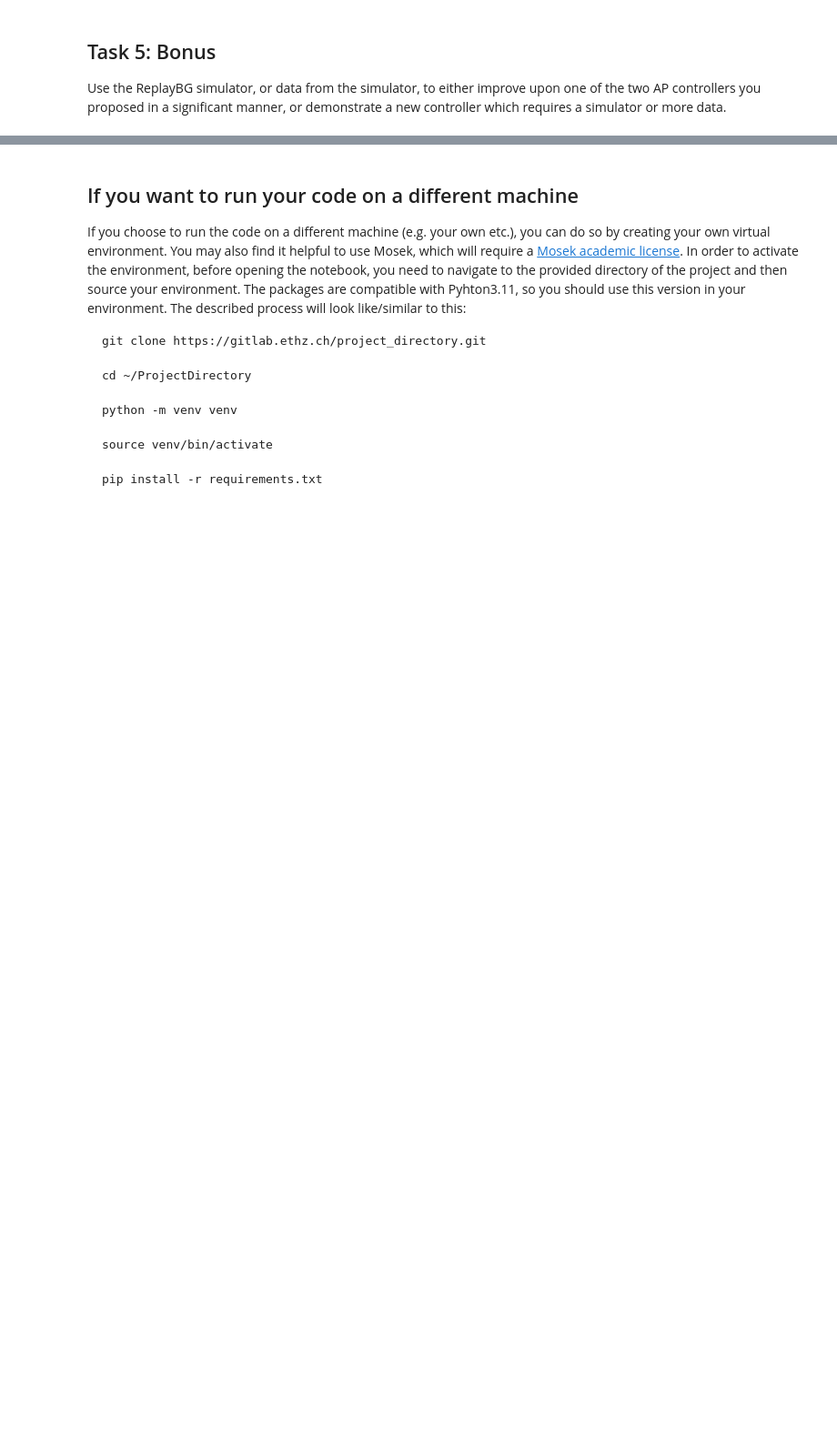
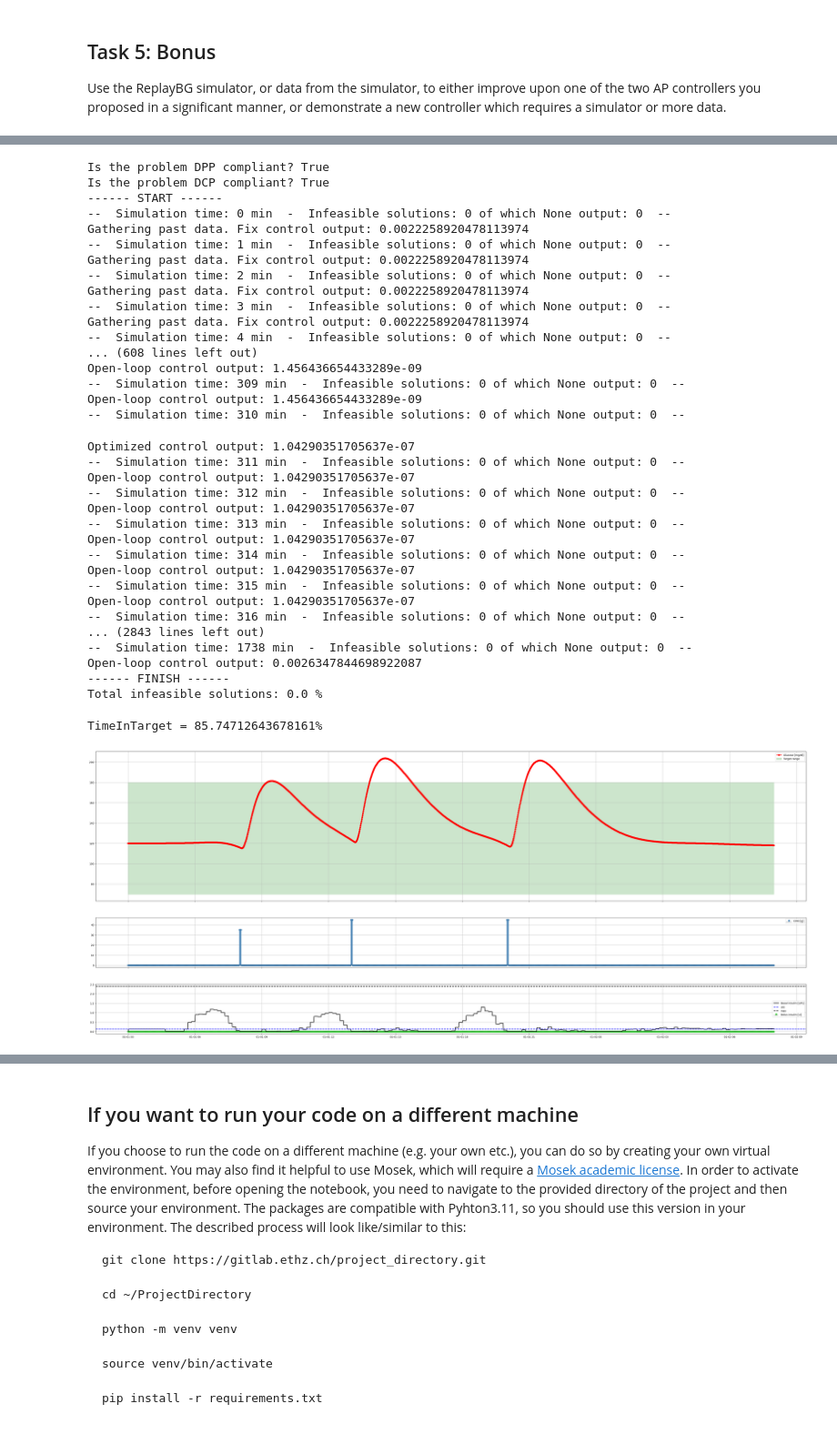
Before and after one commit to Jackmastro/MPC_DeePC_COCO, a Jupyter notebook: COCO2024project_GiacomoMastroddi.ipynb, the cells around one changed output, grey strips where cells are left out. Shown at 91% size. Saved outputs shown, nothing was run; the diff lists cells and outputs as text; code cells hidden in the pictures; blank space fills up the shorter version.

Commit message:
bonus with terminal constraint 84% good

```diff
--- a/COCO2024project_GiacomoMastroddi.ipynb
+++ b/COCO2024project_GiacomoMastroddi.ipynb
@@ -1700,0 +2061,73 @@ Use the ReplayBG simulator, or data from the simulator, to either improve upon o
+# %%
+##################################### Run Simulation -  Bonus ###################################
+# Initialize the dict to save inputs
+basal_handler_params = dict()
+basal_handler_params['open-loop input'] = None
+
+# Get the data
+# data_given = pd.read_csv('data/zero_test.csv')
+# data_given = pd.read_csv('data/basic_test.csv')
+# data_given = pd.read_csv('data/easy_test.csv')
+# data_given = pd.read_csv('data/data_cho.csv')
+data_given = pd.read_csv('data/default_data.csv')
+
+print_output = True
+
+# Instatiating DeePC
+controller_DeePC = DeePController_bonus(T_past, T_fut, num_hankel_cols_d, q1, r1, lambda_g, lambda_sigma, s_ub, s_lb, control_horizon, discret_time, H, print_output=print_output)
+
+# Running the simulation
+print("------ START ------")
+glucose, i, insulin_bolus, m, time = simulate(basal_handler=controller_DeePC.compute_DeePC,
+                                              basal_handler_params=basal_handler_params,
+                                              data_given=data_given,
+                                              meal_input_modulation_factor=1)
+print("------ FINISH ------")
+print("Total infeasible solutions:", np.round((controller_DeePC.num_infeas) / len(controller_DeePC.tot_cost[1:]) * 100, 2), "%")
+data = glucose_time_vectors_to_dataframe(glucose=glucose, t=time)
+
+agata = Agata()
+results = agata.analyze_glucose_profile(data)
+# print(results)
+
+TimeInTarget = time_in_target(data)
+print('TimeInTarget = ' + str(TimeInTarget) + '%')
+
+plot_results(glucose=glucose,insulin_bolus=insulin_bolus, i=i, m=m, time=time)
+# %% [output]
+Is the problem DPP compliant? True
+Is the problem DCP compliant? True
+------ START ------
+--  Simulation time: 0 min  -  Infeasible solutions: 0 of which None output: 0  --
+Gathering past data. Fix control output: 0.0022258920478113974
+--  Simulation time: 1 min  -  Infeasible solutions: 0 of which None output: 0  --
+Gathering past data. Fix control output: 0.0022258920478113974
+--  Simulation time: 2 min  -  Infeasible solutions: 0 of which None output: 0  --
+Gathering past data. Fix control output: 0.0022258920478113974
+--  Simulation time: 3 min  -  Infeasible solutions: 0 of which None output: 0  --
+Gathering past data. Fix control output: 0.0022258920478113974
+--  Simulation time: 4 min  -  Infeasible solutions: 0 of which None output: 0  --
+... (608 lines left out)
+Open-loop control output: 1.456436654433289e-09
+--  Simulation time: 309 min  -  Infeasible solutions: 0 of which None output: 0  --
+Open-loop control output: 1.456436654433289e-09
+--  Simulation time: 310 min  -  Infeasible solutions: 0 of which None output: 0  --
+Optimized control output: 1.04290351705637e-07
+--  Simulation time: 311 min  -  Infeasible solutions: 0 of which None output: 0  --
+Open-loop control output: 1.04290351705637e-07
+--  Simulation time: 312 min  -  Infeasible solutions: 0 of which None output: 0  --
+Open-loop control output: 1.04290351705637e-07
+--  Simulation time: 313 min  -  Infeasible solutions: 0 of which None output: 0  --
+Open-loop control output: 1.04290351705637e-07
+--  Simulation time: 314 min  -  Infeasible solutions: 0 of which None output: 0  --
+Open-loop control output: 1.04290351705637e-07
+--  Simulation time: 315 min  -  Infeasible solutions: 0 of which None output: 0  --
+Open-loop control output: 1.04290351705637e-07
+--  Simulation time: 316 min  -  Infeasible solutions: 0 of which None output: 0  --
+... (2843 lines left out)
+--  Simulation time: 1738 min  -  Infeasible solutions: 0 of which None output: 0  --
+Open-loop control output: 0.0026347844698922087
+------ FINISH ------
+Total infeasible solutions: 0.0 %
+TimeInTarget = 85.74712643678161%
+[figure, added]
```
Also changed, not shown: parts of 7 cells of this notebook.
